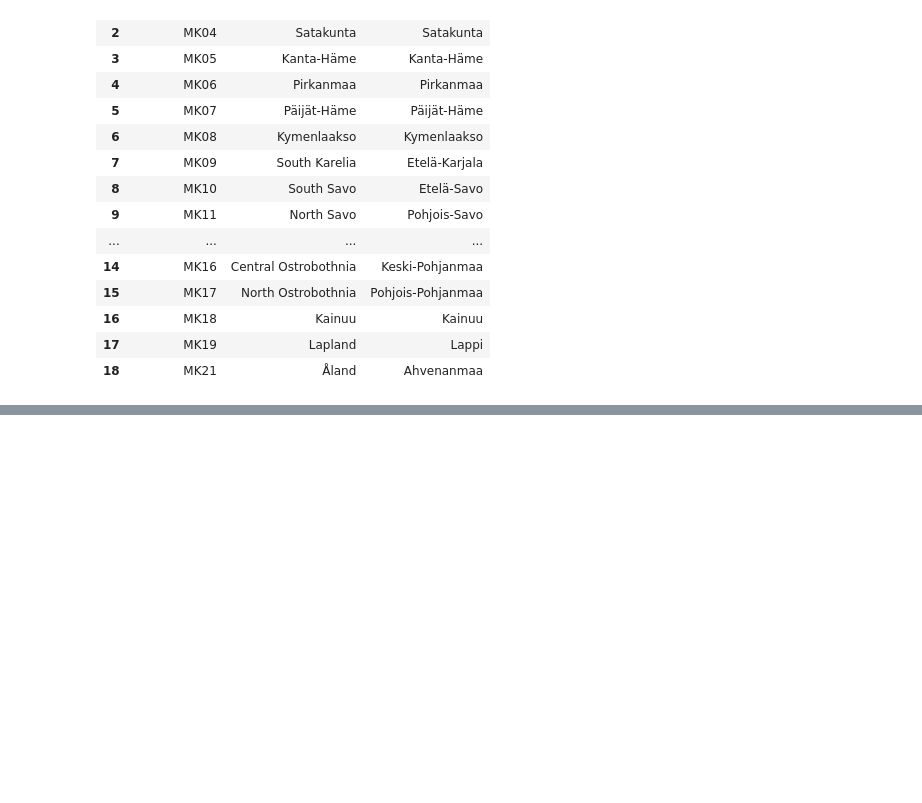
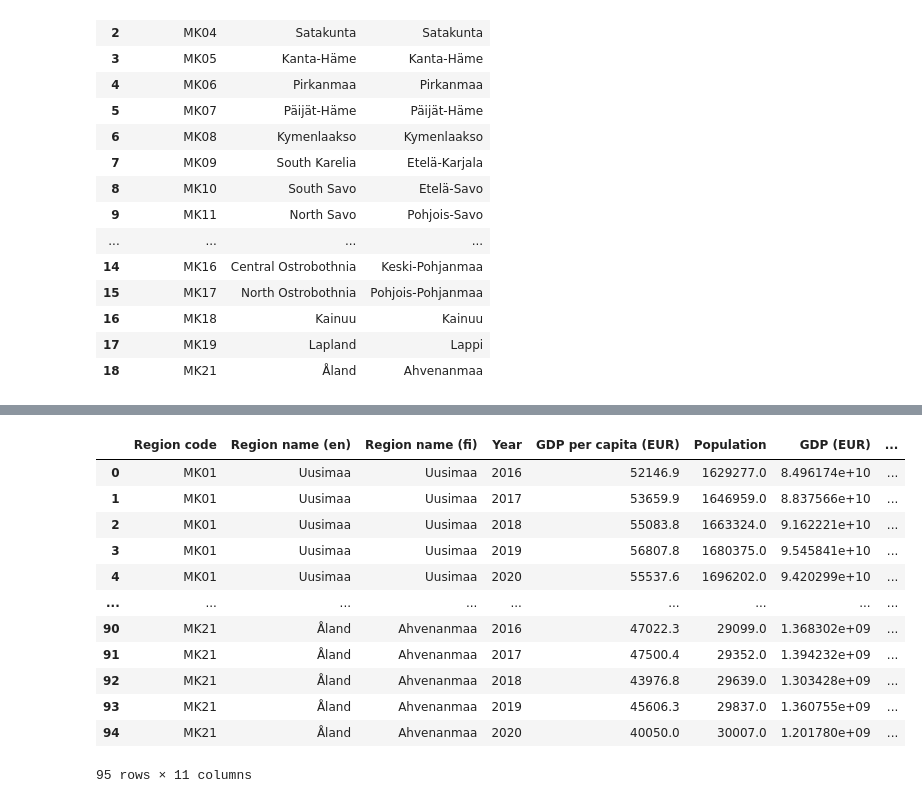
Before and after one commit to gydis/OP-heist-project, a Jupyter notebook: indices_calculation/gdp_region_index.ipynb, the cells around one changed output, grey strips where cells are left out. Drawn from its saved outputs; the diff is of its cells as text; code cells hidden in the pictures; blank space fills up the shorter version.

Commit message:
redo the gdp region index

```diff
--- a/indices_calculation/gdp_region_index.ipynb
+++ b/indices_calculation/gdp_region_index.ipynb
@@ -74,6 +74,9 @@ query = {
         "filter": "item",
         "values": [
           "2016",
+          "2017",
+          "2018",
+          "2019",
           "2020"
         ]
       }
@@ -185,0 +180,22 @@ df
+# %%
+# Create the nested index
+tuples = []
+for region in json_region:
+    for year in json_year:
+        tuples.append((region, year))
+
+index = pd.MultiIndex.from_tuples(tuples, names=["Region", "Year"])
+
+# Create a NumPy array from the value list
+value_array = np.array(json_data['value'])
+shape = json_data['size']
+
+transformed_array = np.array(value_array).reshape(shape).squeeze()
+# reshape from (5, 19, 12, 4) to (5*19*12, 4)
+transformed_array = transformed_array.reshape(-1, len(json_education))
+
+# Create a DataFrame from the value list with the nested index
+df = pd.DataFrame(data=transformed_array, index=index, columns=json_education)
+
+# Print the DataFrame
+df
@@ -185,0 +217,16 @@ df
+# %%
+df.reset_index(inplace=True)
+df['Region code'] = df['Region'].str[:4]
+df.rename(columns={'At current prices, euro': 'GDP per capita (EUR)'}, inplace=True)
+
+df['GDP (EUR)'] = df['GDP per capita (EUR)'] * df['Population']
+
+for col in ['GDP (EUR)', 'GDP per capita (EUR)']:
+    # Calculate the difference between consecutive years for columns
+    df[f'{col[:-5]} absolute growth (EUR)'] = df.groupby('Region')[col].diff()
+
+    # Calculate the relative growth for columns
+    df[f'{col[:-5]} relative growth (%)'] = df[f'{col[:-5]} absolute growth (EUR)'] / df[col] * 100
+
+df.drop(columns=['Region'], inplace=True)
+df
@@ -186 +247,18 @@ df
+# %%
+final_df = pd.merge(base_df, df, on='Region code', how='left')
+final_df
+# %% [output]
+|  | Region code | Region name (en) | Region name (fi) | Year | GDP per capita (EUR) | Population | GDP (EUR) | ... |
+| 0 | MK01 | Uusimaa | Uusimaa | 2016 | 52146.9 | 1629277.0 | 8.496174e+10 | ... |
+| 1 | MK01 | Uusimaa | Uusimaa | 2017 | 53659.9 | 1646959.0 | 8.837566e+10 | ... |
+| 2 | MK01 | Uusimaa | Uusimaa | 2018 | 55083.8 | 1663324.0 | 9.162221e+10 | ... |
+| 3 | MK01 | Uusimaa | Uusimaa | 2019 | 56807.8 | 1680375.0 | 9.545841e+10 | ... |
+| 4 | MK01 | Uusimaa | Uusimaa | 2020 | 55537.6 | 1696202.0 | 9.420299e+10 | ... |
+| ... | ... | ... | ... | ... | ... | ... | ... | ... |
+| 90 | MK21 | Åland | Ahvenanmaa | 2016 | 47022.3 | 29099.0 | 1.368302e+09 | ... |
+| 91 | MK21 | Åland | Ahvenanmaa | 2017 | 47500.4 | 29352.0 | 1.394232e+09 | ... |
+| 92 | MK21 | Åland | Ahvenanmaa | 2018 | 43976.8 | 29639.0 | 1.303428e+09 | ... |
+| 93 | MK21 | Åland | Ahvenanmaa | 2019 | 45606.3 | 29837.0 | 1.360755e+09 | ... |
+| 94 | MK21 | Åland | Ahvenanmaa | 2020 | 40050.0 | 30007.0 | 1.201780e+09 | ... |
+95 rows × 11 columns
 # %%
```
Also changed, not shown: parts of 8 cells of this notebook, 1 other file.
